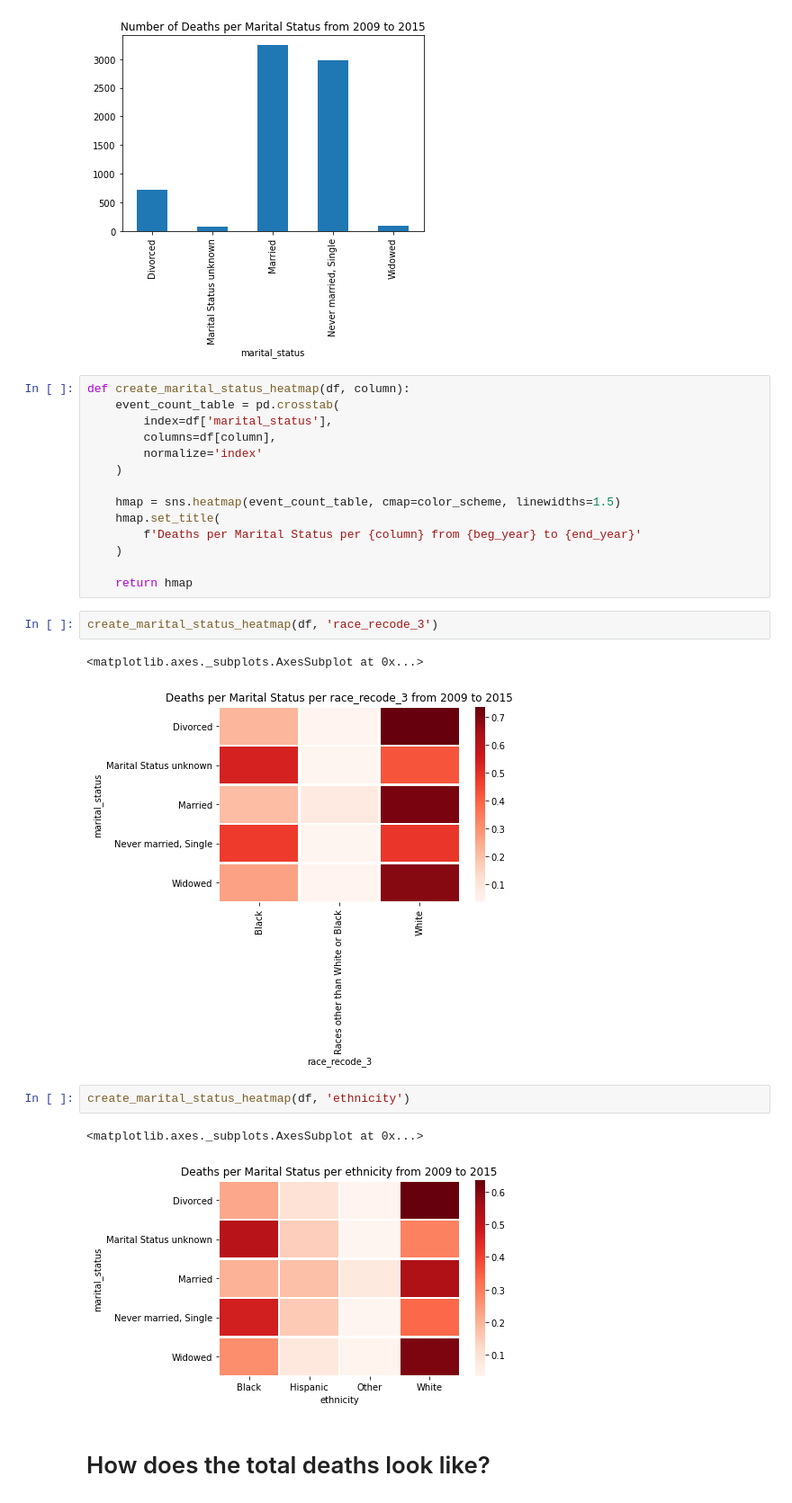
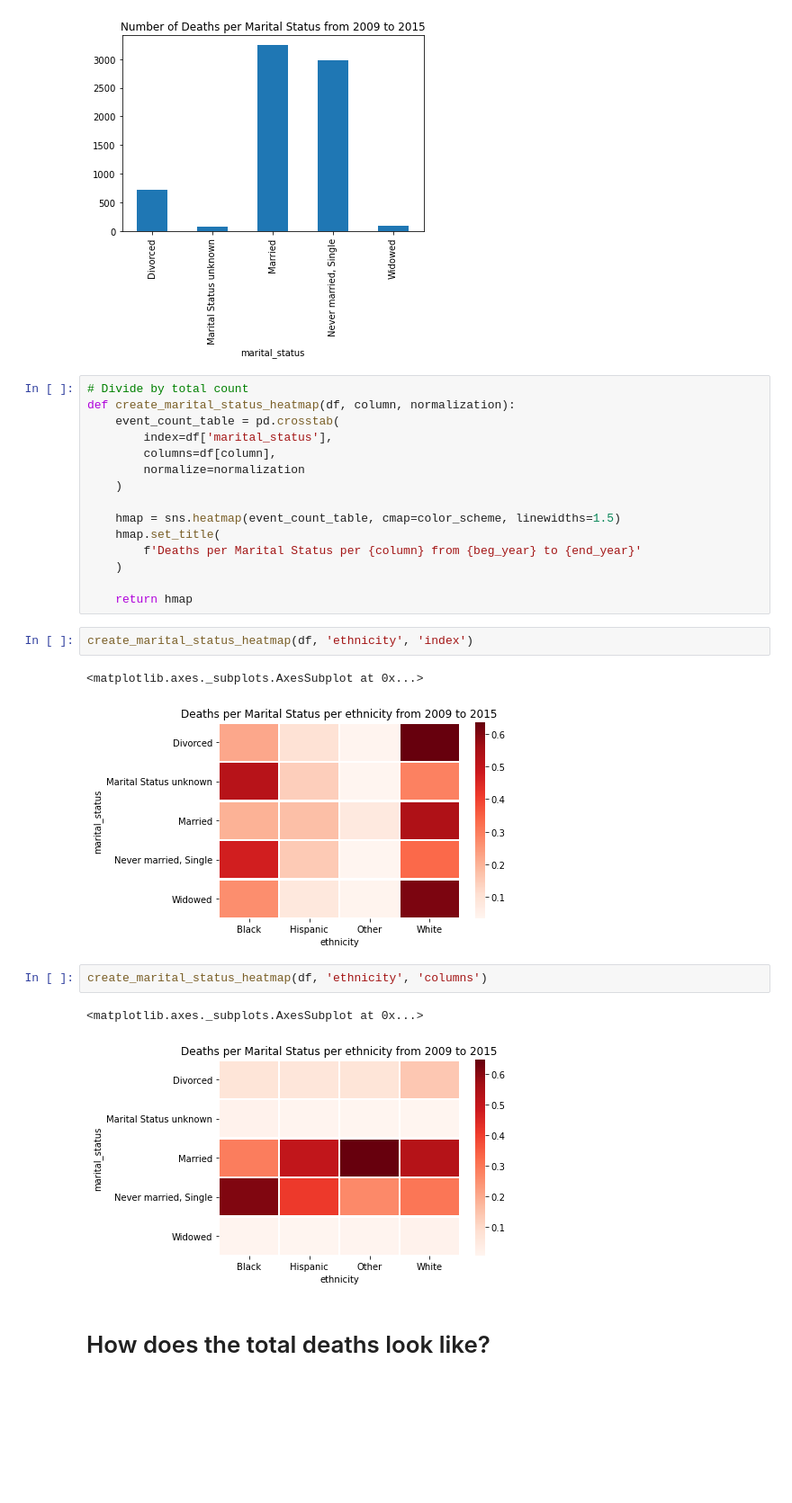
Before and after one commit to andrezafeu/maternal_mortality, a Jupyter notebook: EDA.ipynb, the cells around one changed output. Shown at 90% size. Drawn from its saved outputs; the diff is of its cells as text; blank space fills up the shorter version.

Commit message:
Add normalization as option to heatmaps, refactoring

```diff
--- a/EDA.ipynb
+++ b/EDA.ipynb
@@ -233,11 +250,12 @@ df.groupby(df['marital_status']).size().plot.bar(
 <matplotlib.axes._subplots.AxesSubplot at 0x...>
 [figure]
 # %%
-def create_marital_status_heatmap(df, column):
+# Divide by total count
+def create_marital_status_heatmap(df, column, normalization):
     event_count_table = pd.crosstab(
         index=df['marital_status'],
         columns=df[column],
-        normalize='index'
+        normalize=normalization
     )
 
     hmap = sns.heatmap(event_count_table, cmap=color_scheme, linewidths=1.5)
@@ -247,15 +265,15 @@ def create_marital_status_heatmap(df, column):
 
     return hmap
 # %%
-create_marital_status_heatmap(df, 'race_recode_3')
+create_marital_status_heatmap(df, 'ethnicity', 'index')
 # %% [output]
 <matplotlib.axes._subplots.AxesSubplot at 0x...>
-[figure, old version]
+[figure, new version]
 # %%
-create_marital_status_heatmap(df, 'ethnicity')
+create_marital_status_heatmap(df, 'ethnicity', 'columns')
 # %% [output]
 <matplotlib.axes._subplots.AxesSubplot at 0x...>
-[figure, old version]
+[figure, new version]
 # %% [markdown]
 # How does the total deaths look like?
 # %%
```
Also changed, not shown: parts of 16 cells of this notebook, 1 other file.
